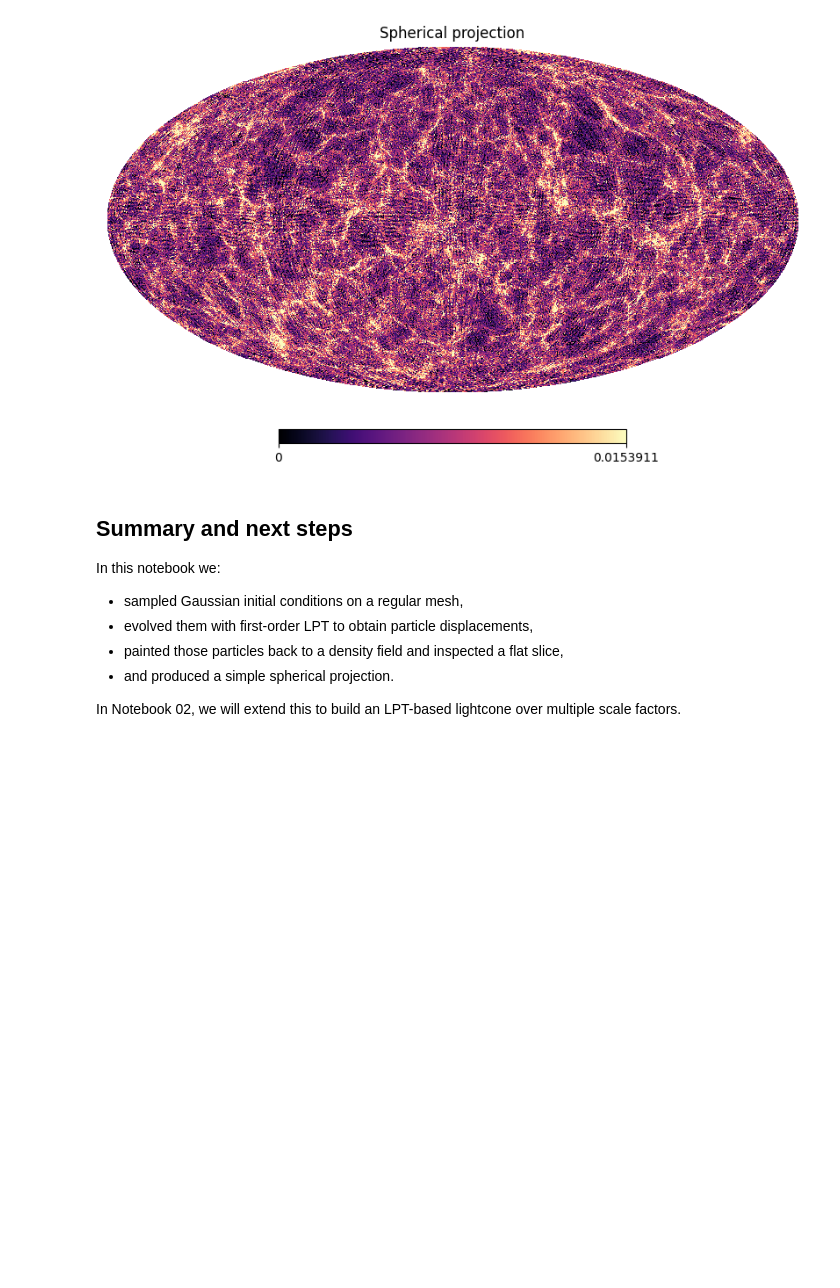
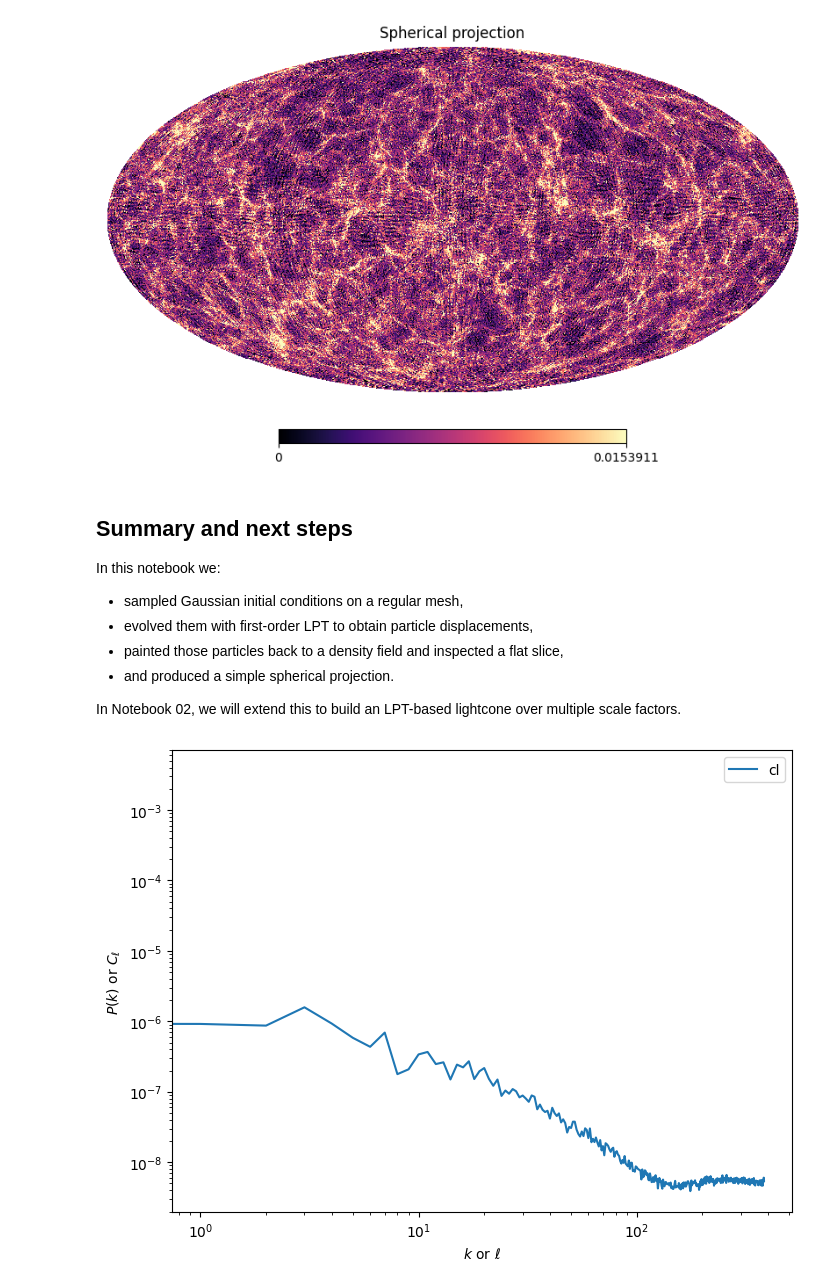
Before and after one commit to ASKabalan/fwd-model-tools, a Jupyter notebook: notebooks/01-lpt-basics.ipynb, the cells around one changed output. Drawn from its saved outputs; the diff is of its cells as text; code cells hidden in the pictures; blank space fills up the shorter version.

```diff
--- a/notebooks/01-lpt-basics.ipynb
+++ b/notebooks/01-lpt-basics.ipynb
@@ -160,3 +163,7 @@ In this notebook we:
 - and produced a simple spherical projection.
 
 In Notebook 02, we will extend this to build an LPT-based lightcone over multiple scale factors.
+# %%
+spherical_map.angular_cl().show()
+# %% [output]
+[figure, added]
```
Also changed, not shown: parts of 1 cell of this notebook, 50 other files.
